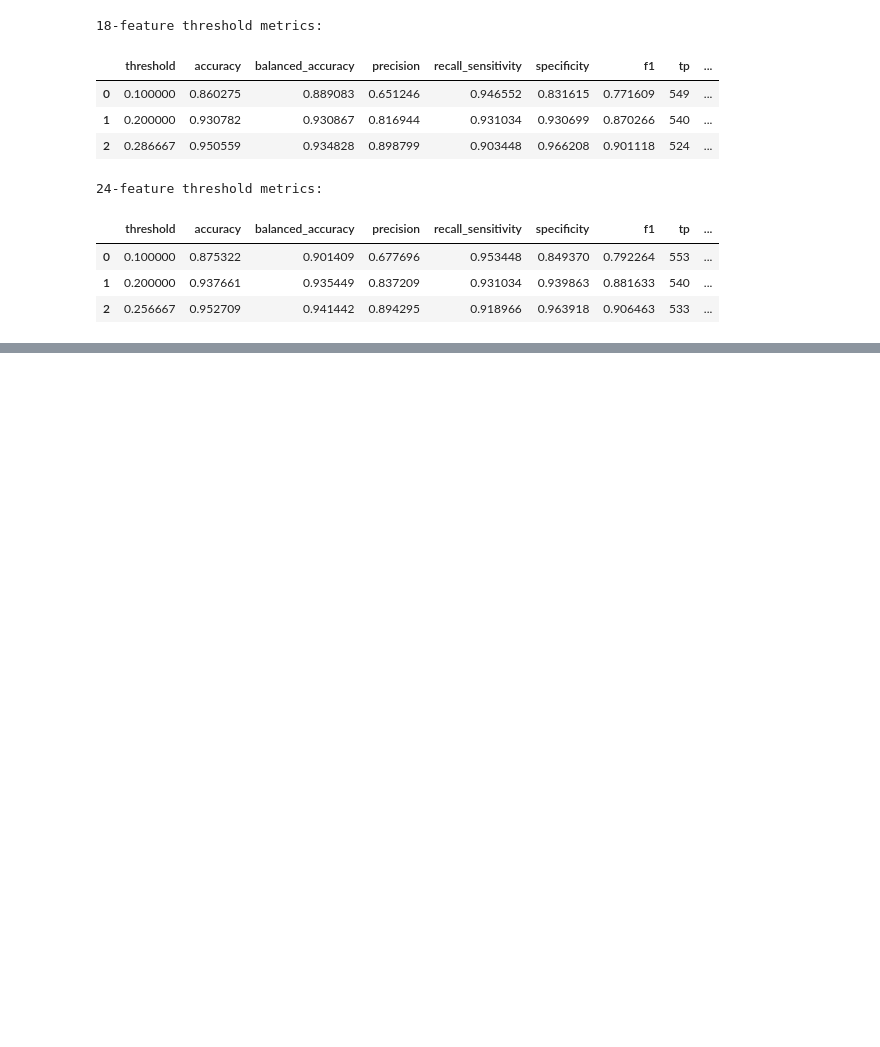
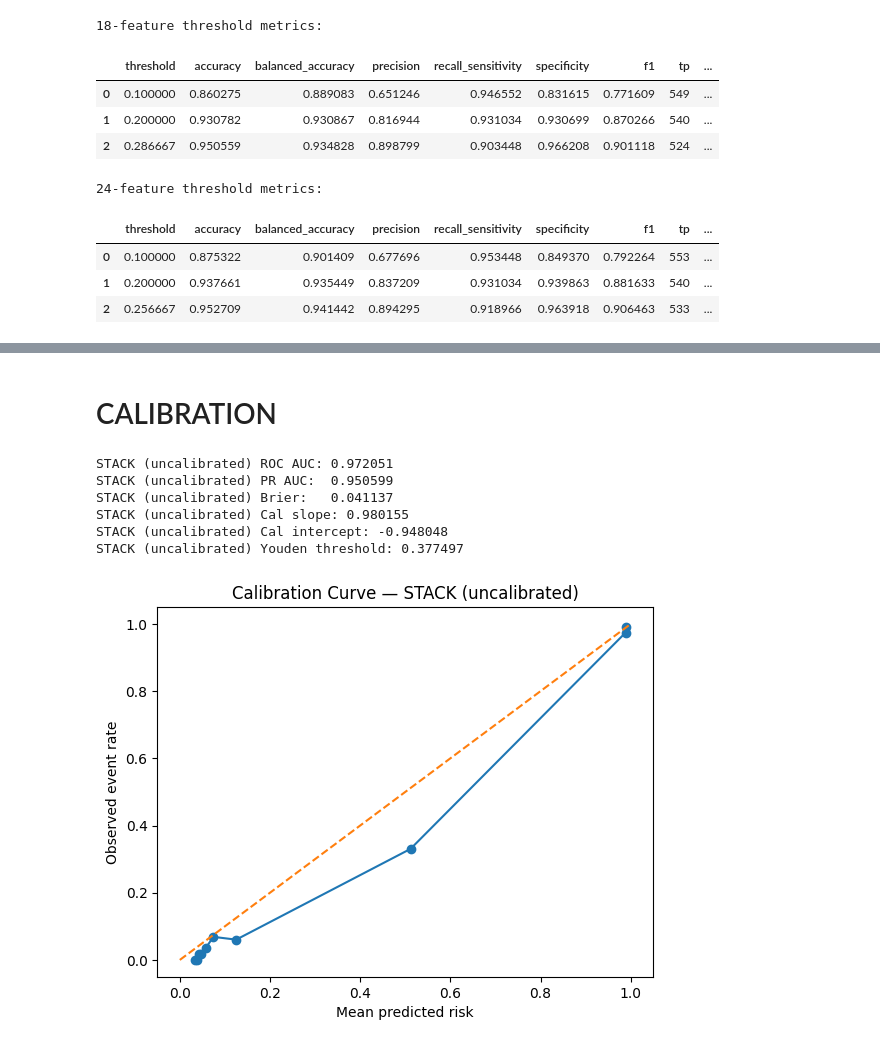
Before and after one commit to HowardHNguyen/Data_Science_for_Healthcare, a Jupyter notebook: Framingham_(11627_records)_18_vs_24_Feature_Validation_for_v10_10.ipynb, the cells around one changed output, grey strips where cells are left out. Saved outputs shown, nothing was run; the diff lists cells and outputs as text; code cells hidden in the pictures; blank space fills up the shorter version.

```diff
--- a/Framingham_(11627_records)_18_vs_24_Feature_Validation_for_v10_10.ipynb
+++ b/Framingham_(11627_records)_18_vs_24_Feature_Validation_for_v10_10.ipynb
@@ -351,0 +714,13 @@ display(res24["threshold_table"])
+# %%
+from sklearn.metrics import roc_auc_score, average_precision_score
+
+for name, p in {
+    "RF": p_rf,
+    "GBM": p_gbm,
+    "XGB": p_xgb
+}.items():
+    print(
+        name,
+        "ROC AUC:", round(roc_auc_score(y_test, p), 4),
+        "PR AUC:", round(average_precision_score(y_test, p), 4)
+    )
@@ -351,0 +809,10 @@ display(res24["threshold_table"])
+# %%
+from sklearn.linear_model import LogisticRegression
+
+Z_train = np.column_stack([oof_rf, oof_gbm, oof_xgb])
+
+meta = LogisticRegression(
+    max_iter=2000,
+    class_weight="balanced"
+)
+meta.fit(Z_train, ytr_aug)
@@ -351,0 +823,9 @@ display(res24["threshold_table"])
+# %%
+# Average predictions from each base model across folds
+p_rf_test = np.mean([m.predict_proba(Xte_s)[:, 1] for m in rf_models], axis=0)
+p_gbm_test = np.mean([m.predict_proba(Xte_s)[:, 1] for m in gbm_models], axis=0)
+p_xgb_test = np.mean([m.predict_proba(Xte_s)[:, 1] for m in xgb_models], axis=0)
+
+Z_test = np.column_stack([p_rf_test, p_gbm_test, p_xgb_test])
+
+p_stack = meta.predict_proba(Z_test)[:, 1]
@@ -351,0 +1111,14 @@ display(res24["threshold_table"])
+# %%
+p_stack = np.asarray(p_stack, dtype=float).ravel()
+# %% [markdown]
+# CALIBRATION
+# %%
+res_uncal = tier1_validate(y_test.values, p_stack, title="STACK (uncalibrated)")
+# %% [output]
+STACK (uncalibrated) ROC AUC: 0.972051
+STACK (uncalibrated) PR AUC:  0.950599
+STACK (uncalibrated) Brier:   0.041137
+STACK (uncalibrated) Cal slope: 0.980155
+STACK (uncalibrated) Cal intercept: -0.948048
+STACK (uncalibrated) Youden threshold: 0.377497
+[figure, added]
```
Also changed, not shown: parts of 61 cells of this notebook.
